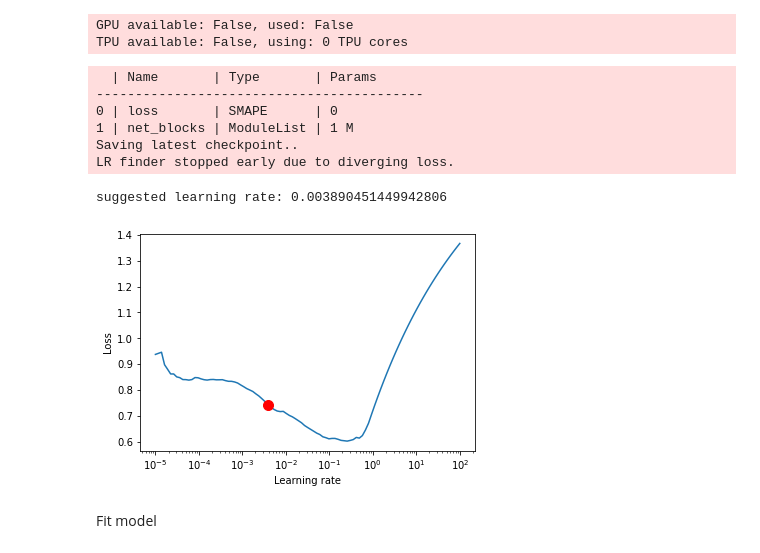
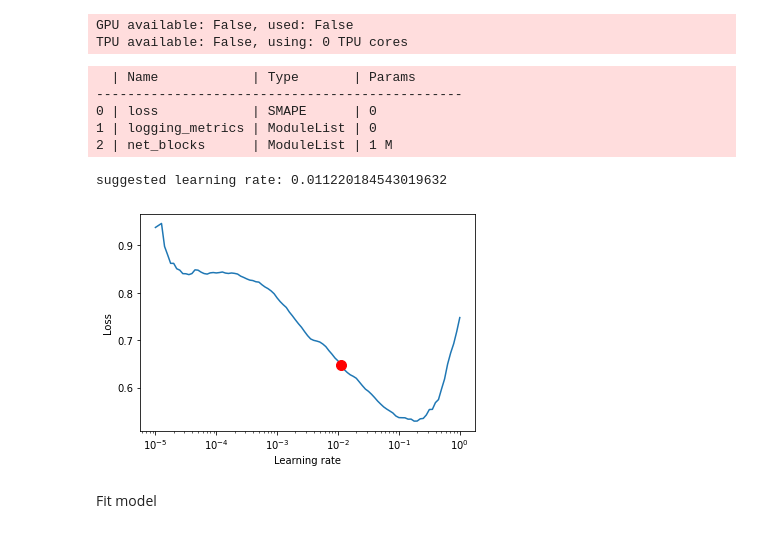
Before and after one commit to sktime/pytorch-forecasting, a Jupyter notebook: docs/source/tutorials/ar.ipynb, the cells around one changed output. Drawn from its saved outputs; the diff is of its cells as text; code cells hidden in the pictures.

Commit message:
fix metrics reduction and reexecute tutorials

```diff
--- a/docs/source/tutorials/ar.ipynb
+++ b/docs/source/tutorials/ar.ipynb
@@ -85,20 +85,19 @@ GPU available: False, used: False
 TPU available: False, using: 0 TPU cores
 # %%
 # find optimal learning rate
-res = trainer.tuner.lr_find(net, train_dataloader=train_dataloader, val_dataloaders=val_dataloader, min_lr=1e-5, max_lr=1e2)
+res = trainer.tuner.lr_find(net, train_dataloader=train_dataloader, val_dataloaders=val_dataloader, min_lr=1e-5)
 print(f"suggested learning rate: {res.suggestion()}")
 fig = res.plot(show=True, suggest=True)
 fig.show()
 net.hparams.learning_rate = res.suggestion()
 # %% [output]
-  | Name       | Type       | Params
-------------------------------------------
-0 | loss       | SMAPE      | 0
-1 | net_blocks | ModuleList | 1 M
-Saving latest checkpoint..
-LR finder stopped early due to diverging loss.
+  | Name            | Type       | Params
+-----------------------------------------------
+0 | loss            | SMAPE      | 0
+1 | logging_metrics | ModuleList | 0
+2 | net_blocks      | ModuleList | 1 M
-suggested learning rate: 0.003890451449942806
+suggested learning rate: 0.011220184543019632
-[figure, old version]
+[figure, new version]
 # %% [markdown]
 Fit model
 # %%
```
Also changed, not shown: parts of 2 cells of this notebook, 2 other files.
